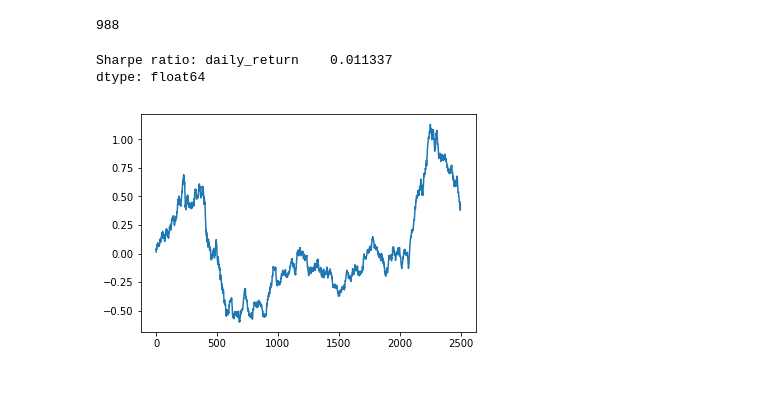
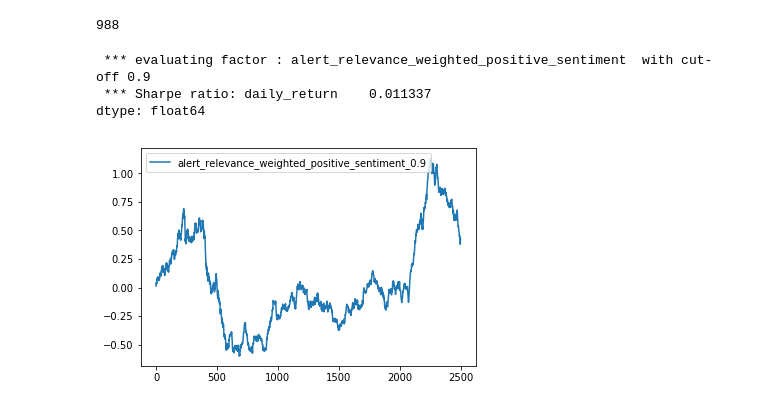
Before and after one commit to 21han/two_sigma_news_sentiments, a Jupyter notebook: test_factors.ipynb, the cells around one changed output. Saved outputs shown, nothing was run; the diff lists cells and outputs as text; code cells hidden in the pictures.

```diff
--- a/test_factors.ipynb
+++ b/test_factors.ipynb
@@ -76,24 +76,38 @@ df = df[abs(df.returnsOpenNextMktres10) < 0.40]
 # %%
 # single factor evaluation in a functional way
 
-def single_factor_helper(df, score, cutoff = 0.9):
+'''
+helper function for single_factor_eva
+'''
+def single_factor_helper(df, score, cut_off):
     d = {}
     sorted_df = df.sort_values(score).reset_index(drop=True)
-    index = int(len(sorted_df) * cutoff)
+    index = int(len(sorted_df) * cut_off)
     short_portfolio = np.mean(sorted_df['returnsOpenNextMktres10'][:index])
     long_portfolio = np.mean(sorted_df['returnsOpenNextMktres10'][index:])
     d['daily_return'] = long_portfolio - short_portfolio
     return pd.Series(d, index=['daily_return'])
 
-def single_factor_eva(df, score):
-    factor_return = df.groupby('datetime').apply(lambda x: single_factor_helper(x, score))
-    print("Sharpe ratio:", factor_return.mean() / factor_return.std())
+'''
+evaluate how well a single factor performs given its column name and a cutoff
+    e.g. when cutoff is set to be 0.9, it means we short top 10%, and long 90%
+@param cut_off float
+@param score str name of the factor
+@param df dataframe which must contain score column and returnsOpenNextMktres10
+return NaN only plot and statistics
+'''
+def single_factor_eva(df, score, cut_off):
+    print("\n *** evaluating factor :", score, " with cut-off", cut_off)
+    factor_return = df.groupby('datetime').apply(lambda x: single_factor_helper(x, score, cut_off))
+    print(" *** Sharpe ratio:", factor_return.mean() / factor_return.std())
     factor_return['cumsum'] = factor_return.daily_return.cumsum()
-    plt.plot(list(factor_return['cumsum']), label = "90:10")
+    plt.plot(list(factor_return['cumsum']), label = score+"_"+str(cut_off))
+    plt.legend()
 
 
-single_factor_eva(df, 'alert_relevance_weighted_positive_sentiment')
+single_factor_eva(df, 'alert_relevance_weighted_positive_sentiment', 0.9)
 # %% [output]
-Sharpe ratio: daily_return    0.011337
+ *** evaluating factor : alert_relevance_weighted_positive_sentiment  with cut-off 0.9
+ *** Sharpe ratio: daily_return    0.011337
 dtype: float64
-[figure, old version]
+[figure, new version]
```
